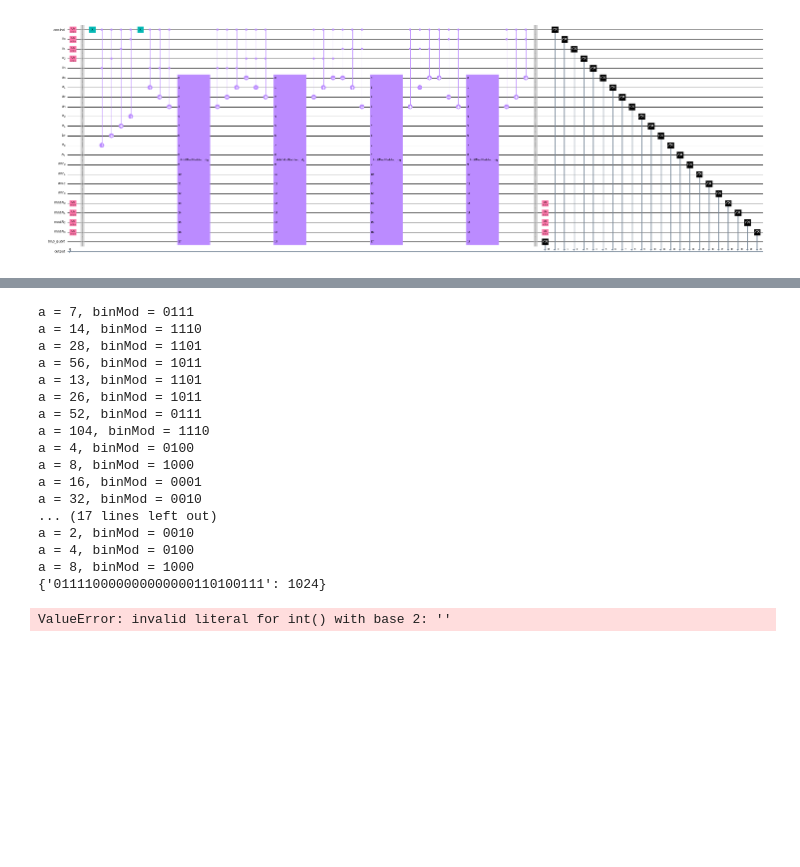
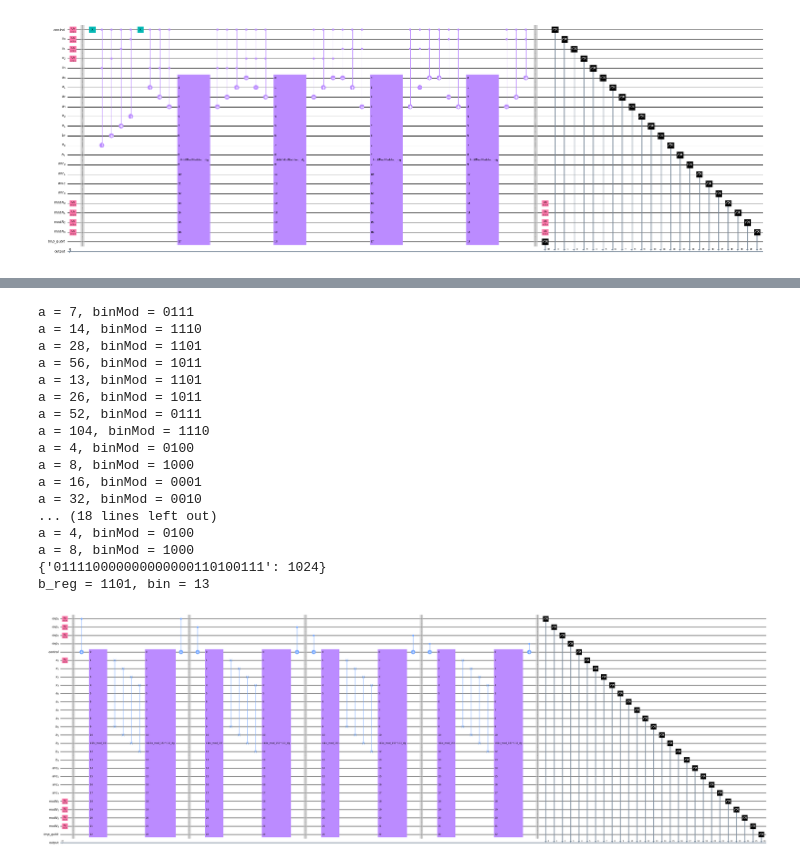
Before and after one commit to JuliuszSyrewicz/quantumFactorization, a Jupyter notebook: QFT.ipynb, the cells around one changed output, grey strips where cells are left out. Cells and saved outputs as stored; diff of their text form; code cells hidden in the pictures; blank space fills up the shorter version.

Commit message:
Implemented the modular exponentiation circuit as a separate function returning a qiskit instruction

```diff
--- a/QFT.ipynb
+++ b/QFT.ipynb
@@ -248,49 +248,38 @@ qc.x(reg_exp[i] for i in [0,1,2])
 qc.x(reg_N[i] for i in range(n))
 qc.x(reg_x[0])
 
-for i in range(n):
-    qc.barrier()
-    # every succesive gate should perform the multiplication with respect to the remainders of higher powers mo
-    g = g ** (2 ** i) % N
-    qc.cnot(reg_exp[i], reg_c_qubit[0])
-    qc.append(nbitModNMultiplier(n, g, N, reg_c_qubit, reg_x, reg_a, reg_b, reg_anc, reg_N, reg_tmp_qubit), reg_c_qubit[0:1] + reg_x[0:n] + reg_a[0:n] + reg_b[0:n + 1] + reg_anc[0:n] + reg_N[0:n] + reg_tmp_qubit[0:1])
-    for j in range(n):
-        qc.swap(reg_x[j], reg_b[j])
-    qc.append(nbitModNMultiplier(n, g, N, reg_c_qubit, reg_x, reg_a, reg_b, reg_anc, reg_N, reg_tmp_qubit, reverse=True), reg_c_qubit[0:1] + reg_x[0:n] + reg_a[0:n] + reg_b[0:n + 1] + reg_anc[0:n] + reg_N[0:n] + reg_tmp_qubit[0:1])
-    qc.cnot(reg_exp[i], reg_c_qubit[0])
-
-qc.barrier()
+qc.append(nbitModExponentiation(n, g, N, reg_exp, reg_c_qubit, reg_x, reg_a, reg_b, reg_anc, reg_N, reg_tmp_qubit), reg_exp[0:n] + reg_c_qubit[0:1] + reg_x[0:n] + reg_a[0:n] + reg_b[0:n + 1] + reg_anc[0:n] + reg_N[0:n] + reg_tmp_qubit[0:1])
 
 qc.measure(range(no_qubits), range(no_qubits))
 
 simulator = Aer.get_backend('qasm_simulator')
 job_sim = simulator.run(qk.transpile(qc, simulator), shots=1024)
 result_sim = job_sim.result()
 counts = result_sim.get_counts(qc)
 print(counts)
 
 for key in counts:
     b_reg = key[(4*n+2):5*n+2]
     print("b_reg = {}, bin = {}".format(b_reg, int(b_reg, 2)))
 
-reps = 0
+reps = 1
 qc.decompose(reps=reps).draw(output="mpl", fold=-1, scale=1, filename="circuits/{}-bitModNExponentiation{}".format(n, "(decomposed)" if reps > 0 else ""))
 # %% [output]
 a = 7, binMod = 0111
 a = 14, binMod = 1110
 a = 28, binMod = 1101
 a = 56, binMod = 1011
 a = 13, binMod = 1101
 a = 26, binMod = 1011
 a = 52, binMod = 0111
 a = 104, binMod = 1110
 a = 4, binMod = 0100
 a = 8, binMod = 1000
 a = 16, binMod = 0001
 a = 32, binMod = 0010
-... (17 lines left out)
-a = 2, binMod = 0010
+... (18 lines left out)
 a = 4, binMod = 0100
 a = 8, binMod = 1000
 {'011110000000000000110100111': 1024}
+b_reg = 1101, bin = 13
-ValueError: invalid literal for int() with base 2: ''
+[figure, added]
```
Also changed, not shown: parts of 1 cell of this notebook, 1 other file.
